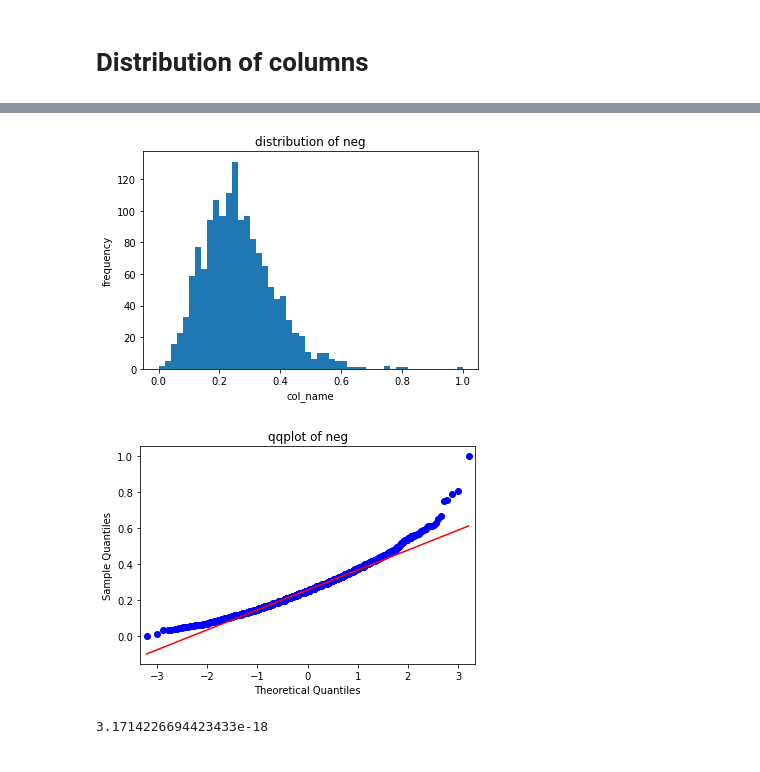
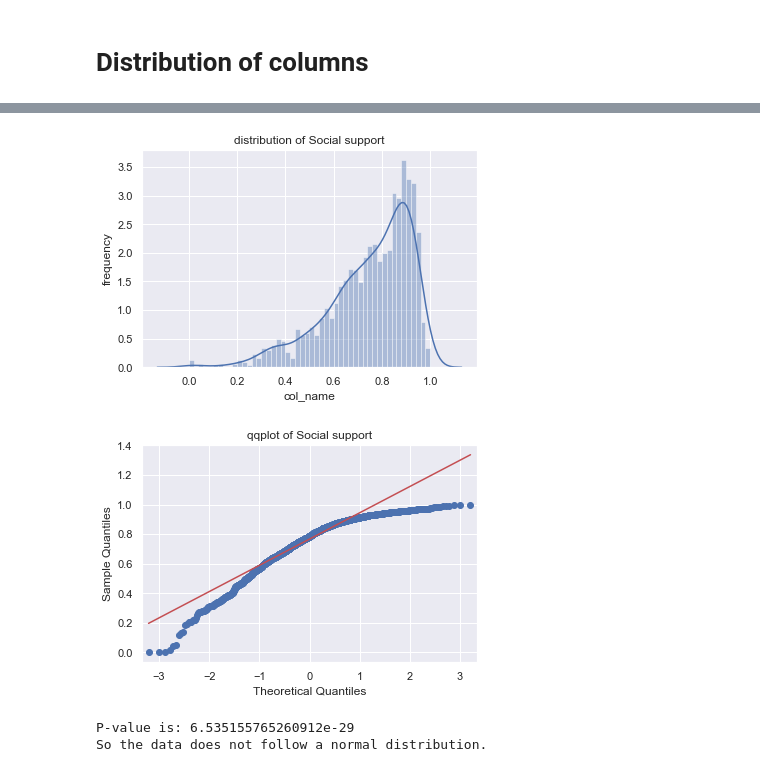
Before and after one commit to Kajzzer/FDS2021, a Jupyter notebook: assignment1/Data exploration.ipynb, the cells around one changed output, grey strips where cells are left out. Cells and saved outputs as stored; diff of their text form; code cells hidden in the pictures.

Commit message:
Added more data exploration

```diff
--- a/assignment1/Data exploration.ipynb
+++ b/assignment1/Data exploration.ipynb
@@ -12,10 +8,10 @@ def scale_df(dataframe, columns):
 # %%
 # Reading the combined data set
-data = pd.read_csv("Data/full_dat.csv", index_col=[0,1])
-data.dropna(inplace=True)
-sent_columns = ['neg', 'neu', 'pos']
-happy_columns = ['Life Ladder', 'Log GDP per capita', 'Social support', 'Healthy life expectancy at birth', 'Freedom to make life choices', 'Generosity', 'Perceptions of corruption', 'Positive affect', 'Negative affect']
-scale_df(data, sent_columns + happy_columns)
+sent_columns = ['neg', 'neu', 'pos'] #All columns related to sentiment of the speeches
+happy_columns = ['Life Ladder', 'Log GDP per capita', 'Social support', 'Healthy life expectancy at birth', 'Freedom to make life choices', 'Generosity', 'Perceptions of corruption', 'Positive affect', 'Negative affect'] # All columns related to the happiness dataset
+
+data = pd.read_csv("Data/full_dat.csv", index_col=[0,1])[sent_columns + happy_columns]
+data.dropna(inplace=True) # Dropp all rows with a NaN
 # %%
 data.head()
 # %% [output]
@@ -31,27 +86,29 @@ data.head()
 # %%
-def view_distibution(dataframe, col_name, n_bins=50):
+def view_normal_distibution(dataframe, col_name, n_bins=50):
+    # Vizualises the normality of a given column. also performs a shapiro-wilk test
     x = dataframe[col_name]
-    plt.hist(x, bins=n_bins)
+    sns.distplot(x, bins=n_bins)
     plt.ylabel('frequency')
     plt.xlabel('col_name')
     plt.title('distribution of ' + col_name)
     plt.show()
 
     sm.qqplot(x, line ='q')
     plt.title('qqplot of ' + col_name)
     plt.show()
 
     p_value = stats.shapiro(x)[1]
     print("P-value is: " + str(p_value))
     if p_value > 0.05:
-        print("So the data follow the normal distribution")
+        print("So the data follow a normal distribution.")
     else:
-        print("So the data does ")
+        print("So the data does not follow a normal distribution.")
 
 
 
-view_distibution(data, 'neg')
+view_normal_distibution(data, 'Social support')
 # %% [output]
-[figure, old version]
+[figure, new version]
-[figure, old version]
+[figure, new version]
-3.1714226694423433e-18
+P-value is: 6.535155765260912e-29
+So the data does not follow a normal distribution.
```
Also changed, not shown: parts of 16 cells of this notebook.
